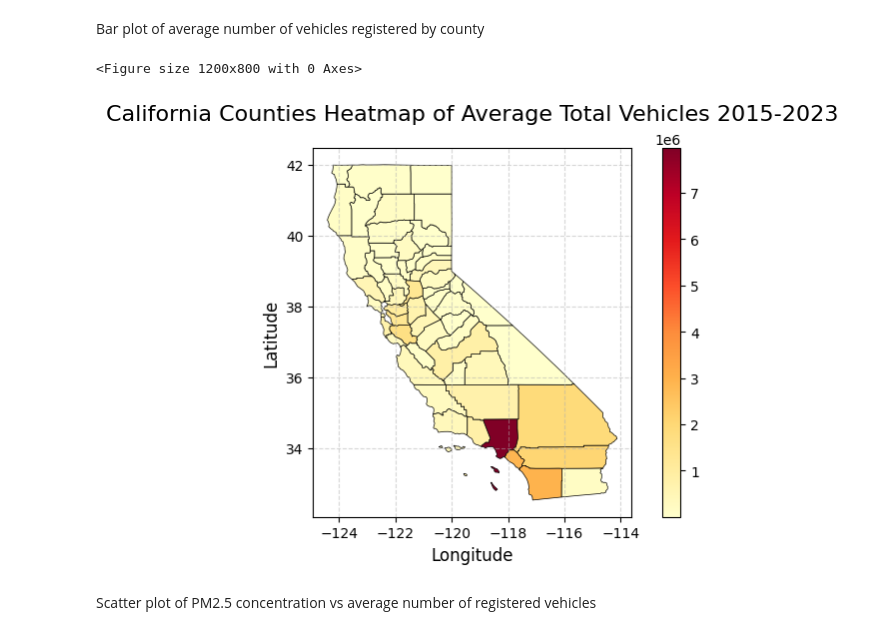
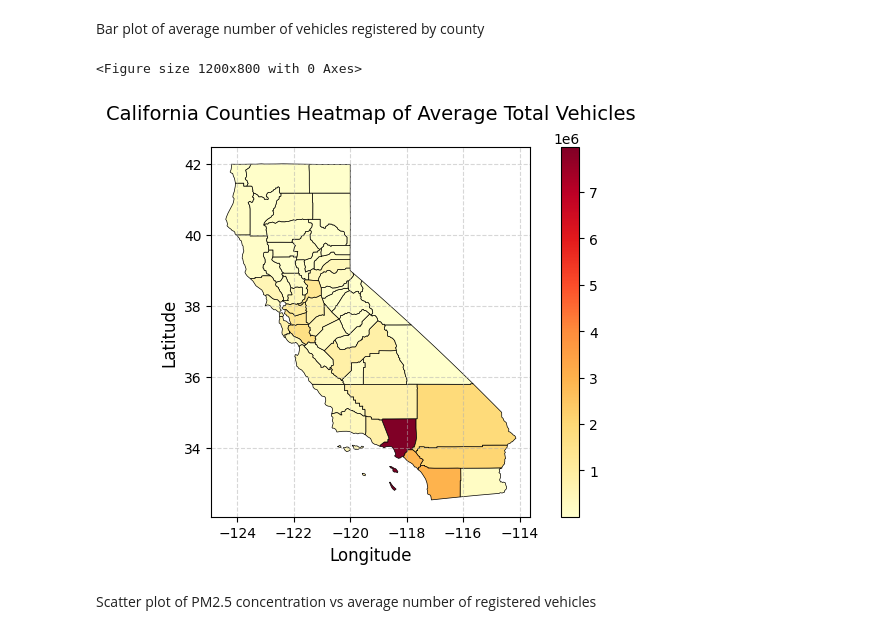
Before and after one commit to ashkren/eda_final_project, a Jupyter notebook: eda_final_project.ipynb, the cells around one changed output. Saved outputs shown, nothing was run; the diff lists cells and outputs as text; code cells hidden in the pictures.

```diff
--- a/eda_final_project.ipynb
+++ b/eda_final_project.ipynb
@@ -162,3 +162,11 @@ plt.show()
 From the histograms and boxplots, we see that the vast majority of AQI values fall between 0 and 100, with outliers reaching up to 500 due to...
 # %% [markdown]
 Monthly Average PM2.5 AQI by County by Year
+# %%
+# Check for duplicate rows in the dataset
+duplicates = pm25_data[pm25_data.duplicated()]
+print("Duplicate rows:\n", duplicates)
+
+# Ensure correct grouping
+county_aqi = pm25_data.groupby('County')['Daily AQI Value'].mean()
+print(county_aqi.sort_values(ascending=False).head(10))
@@ -187,8 +214,8 @@ n_years = len(unique_years)
 fig, axes = plt.subplots(2, 5, figsize=(20, 10))
 
 # Set up a color normalization for consistent scaling
-vmin = pm25_data['Daily AQI Value'].min()
-vmax = pm25_data['Daily AQI Value'].max()
+vmin = 0
+vmax = 100
 
 # Loop through each year and create a heatmap
 for i, year in enumerate(unique_years):
@@ -434,35 +528,36 @@ Bar plot of average number of vehicles registered by county
 # Group car data by 'Counties' and calculate the average 'Total Vehicles'
 county_vehicle_data = car_data.groupby('Counties')['Total Vehicles'].mean().reset_index()
 county_vehicle_data.columns = ['NAME', 'Average Total Vehicles']
 
 # Merge GeoJSON with car data using the 'NAME' column
 merged_geo_car_data = california_geojson.merge(county_vehicle_data, on='NAME', how='left')
 
 # Plot the heatmap
 plt.figure(figsize=(12, 8))
 merged_geo_car_data.plot(
     column='Average Total Vehicles',
     cmap='YlOrRd',
     legend=True,
     edgecolor='black',
     linewidth=0.5,
     missing_kwds={"color": "lightgrey", "label": "No Data"}
 )
 
 # Adjust layout to avoid overlap
-plt.title('California Counties Heatmap of Average Total Vehicles 2015-2023', fontsize=16, pad=20)  # Add padding
+plt.title('California Counties Heatmap of Average Total Vehicles', fontsize=14, pad=20)  # Add padding
 plt.xlabel('Longitude', fontsize=12)
 plt.ylabel('Latitude', fontsize=12)
 plt.grid(True, linestyle='--', alpha=0.5)
 
 # Adjust spacing for the color bar and title
 plt.tight_layout()  # Automatically adjust spacing
 plt.subplots_adjust(top=0.9)  # Manually adjust top margin
 
+plt.savefig("car_heatmap_all_years.png")
 plt.show()
 # %% [output]
 <Figure size 1200x800 with 0 Axes>
-[figure, old version]
+[figure, new version]
 # %% [markdown]
 Scatter plot of PM2.5 concentration vs average number of registered vehicles
 # %%
```
Also changed, not shown: parts of 5 cells of this notebook, 5 other files.
